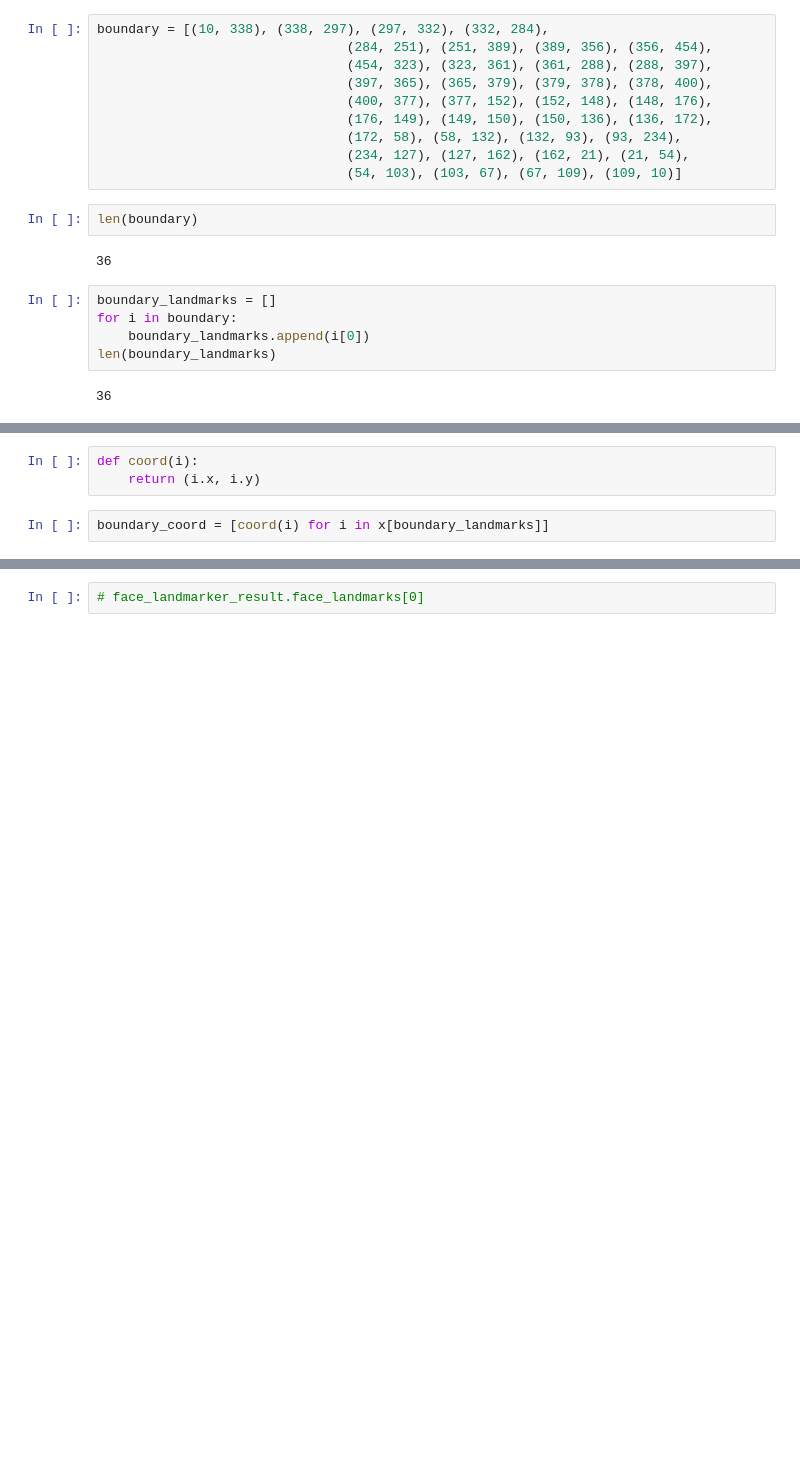
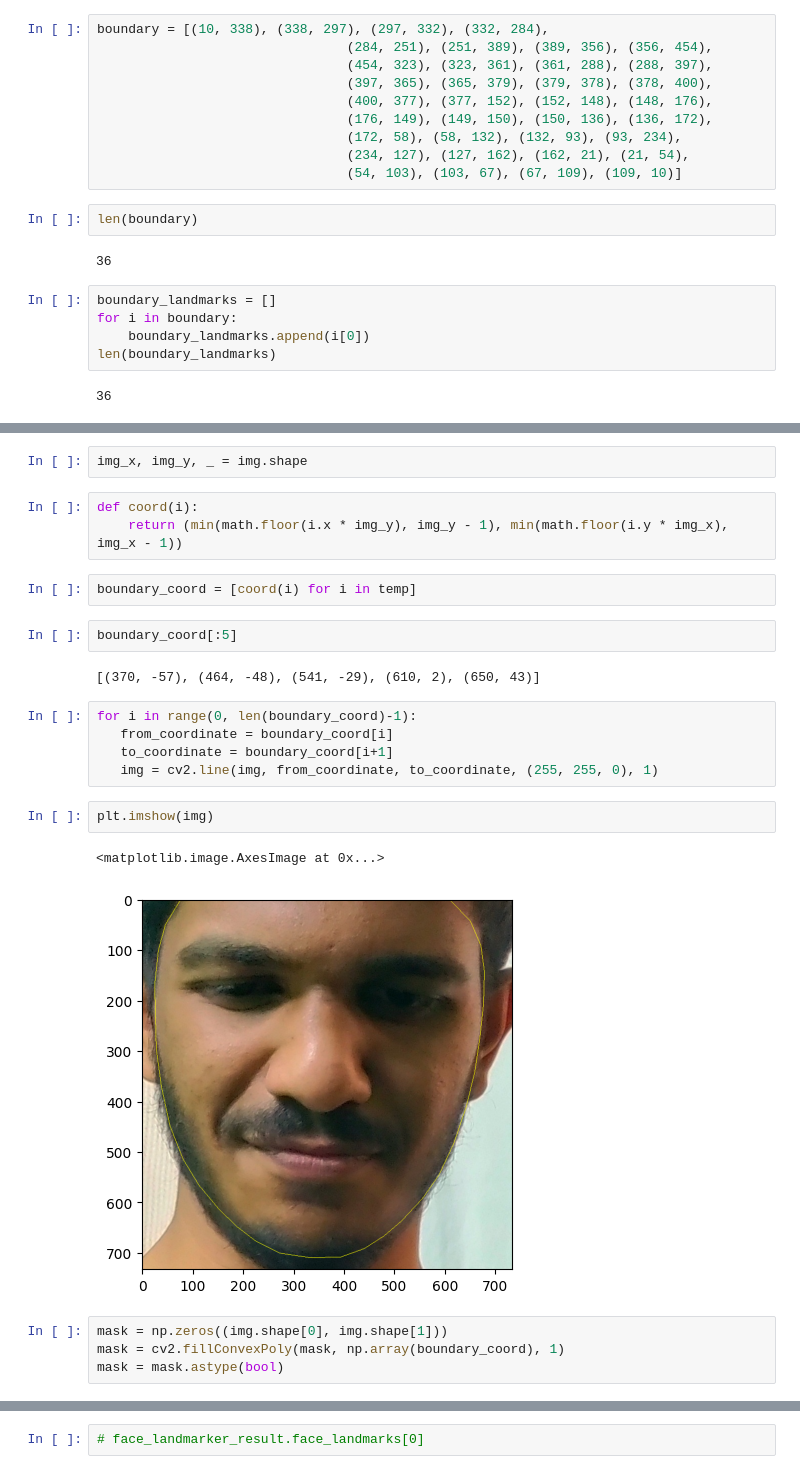
Before and after one commit to nihal-DS/Computer_Vision_Prac, a Jupyter notebook: Landmark.ipynb, the cells around one changed output, grey strips where cells are left out. Saved outputs shown, nothing was run; the diff lists cells and outputs as text; blank space fills up the shorter version.

Commit message:
landmark code

```diff
--- a/Landmark.ipynb
+++ b/Landmark.ipynb
@@ -62,5 +65,25 @@ x = np.array(face_landmarker_result.face_landmarks[0])
+# %%
+img_x, img_y, _ = img.shape
 # %%
 def coord(i):
-    return (i.x, i.y)
+    return (min(math.floor(i.x * img_y), img_y - 1), min(math.floor(i.y * img_x), img_x - 1))
 # %%
-boundary_coord = [coord(i) for i in x[boundary_landmarks]]
+boundary_coord = [coord(i) for i in temp]
+# %%
+boundary_coord[:5]
+# %% [output]
+[(370, -57), (464, -48), (541, -29), (610, 2), (650, 43)]
+# %%
+for i in range(0, len(boundary_coord)-1):
+   from_coordinate = boundary_coord[i]
+   to_coordinate = boundary_coord[i+1]
+   img = cv2.line(img, from_coordinate, to_coordinate, (255, 255, 0), 1)
+# %%
+plt.imshow(img)
+# %% [output]
+<matplotlib.image.AxesImage at 0x...>
+[figure, added]
+# %%
+mask = np.zeros((img.shape[0], img.shape[1]))
+mask = cv2.fillConvexPoly(mask, np.array(boundary_coord), 1)
+mask = mask.astype(bool)
```
Also changed, not shown: parts of 9 cells of this notebook.
